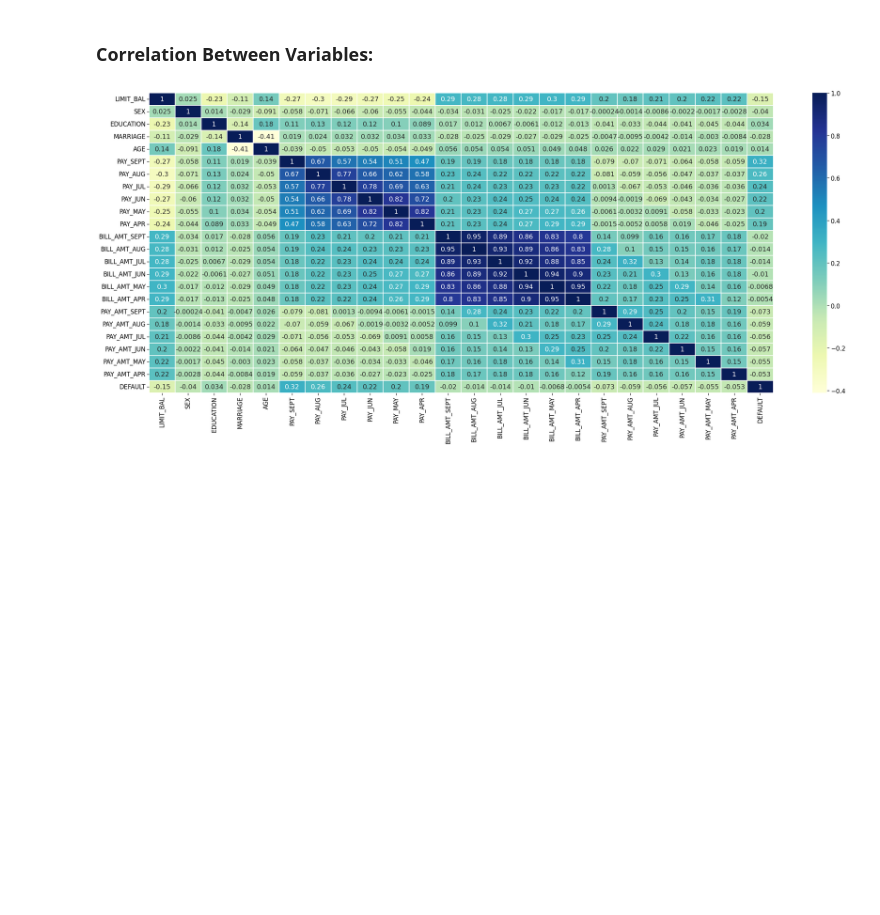
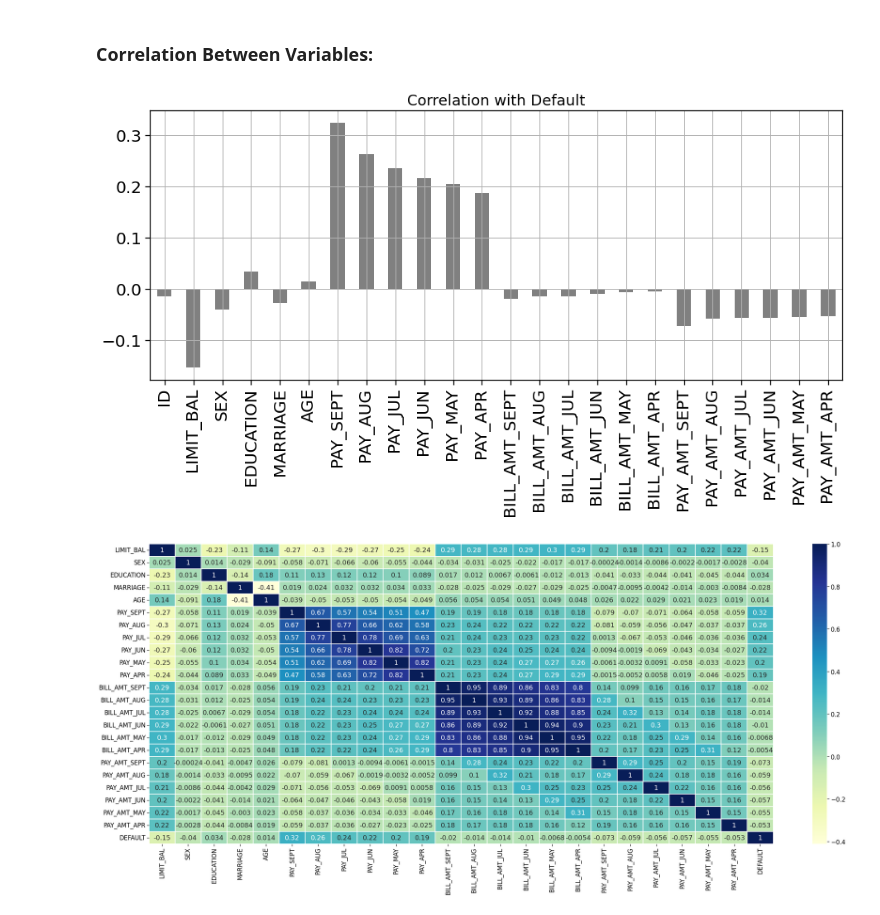
Before and after one commit to anishjohnson/Credit_Card_Default_Prediction, a Jupyter notebook: Credit_Card_Default_Prediction_.ipynb, the cells around one changed output. Cells and saved outputs as stored; diff of their text form; code cells hidden in the pictures; blank space fills up the shorter version.

```diff
--- a/Credit_Card_Default_Prediction_.ipynb
+++ b/Credit_Card_Default_Prediction_.ipynb
@@ -525,6 +529,14 @@ plt.show()
 * **Most of the DEFAULTS are present in the cases where less then 25000 were payed.**
 # %% [markdown]
 ### **Correlation Between Variables:**
+# %%
+# Correlation with Dependent variable.
+X = credit_df.drop(['DEFAULT'],axis=1)
+X.corrwith(credit_df['DEFAULT']).plot.bar(figsize = (15, 6), title = "Correlation with Default",
+                                        fontsize = 20,rot = 90, grid = True , color ='grey')
+plt.show()
+# %% [output]
+[figure, added]
 # %%
 # Check correlation between variables using Heatmap. [id not included.]
 corr_data = credit_df.iloc[:,1:].corr()
```
Also changed, not shown: parts of 9 cells of this notebook.
